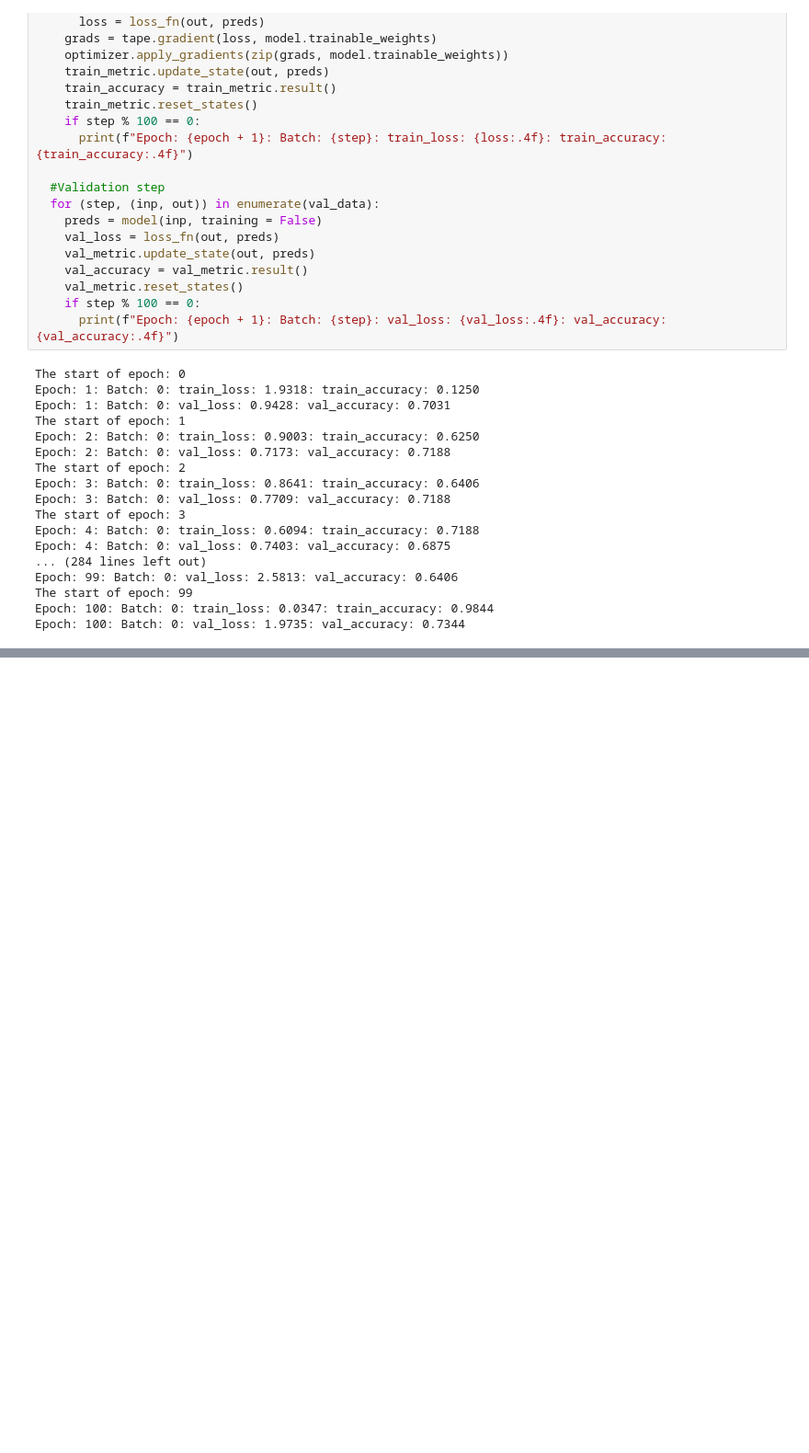
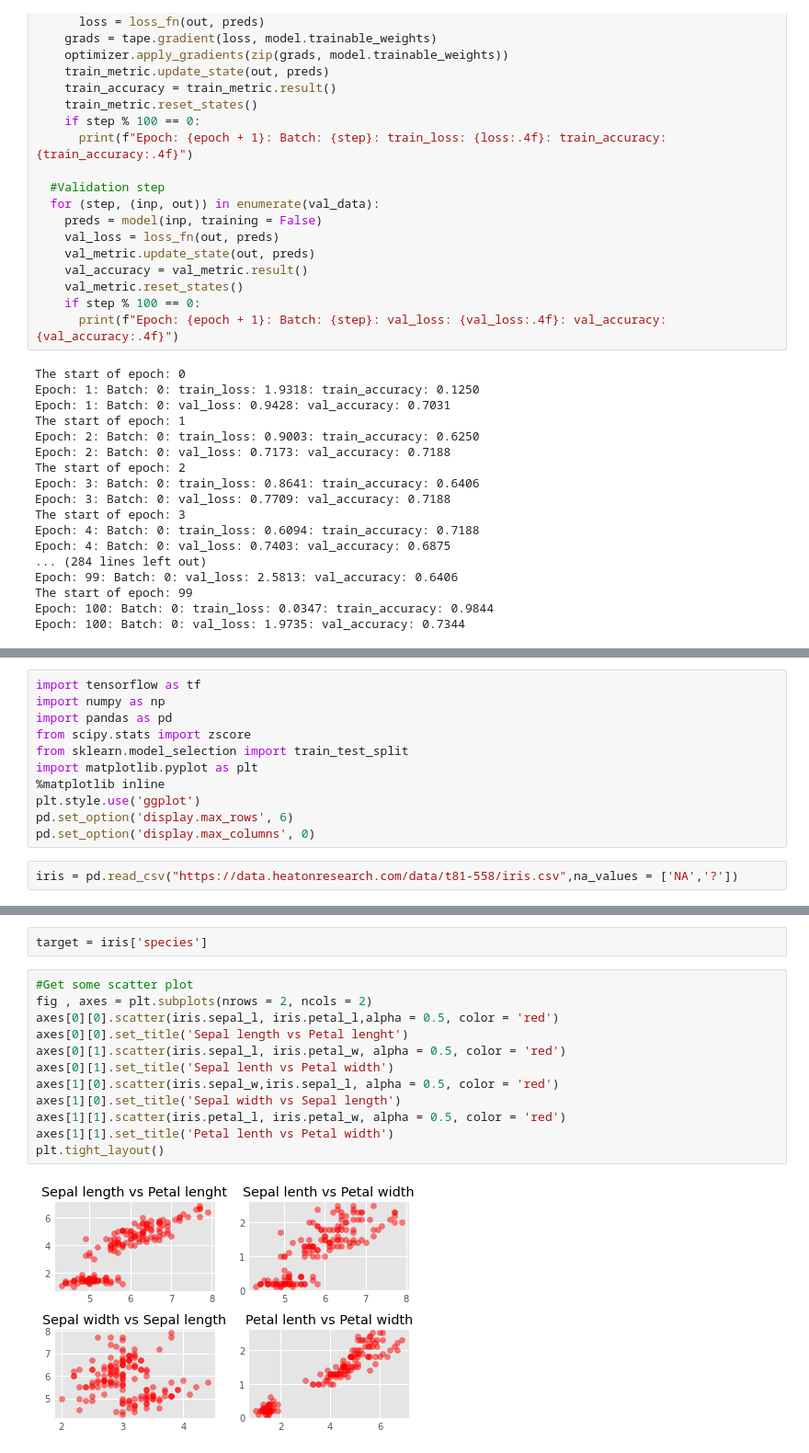
Before and after one commit to martinpius/Applied-Predictive-Modeling2, a Jupyter notebook: Sparks_Recarp.ipynb, the cells around one changed output, grey strips where cells are left out. Shown at 92% size. Cells and saved outputs as stored; diff of their text form; blank space fills up the shorter version.

```diff
--- a/Sparks_Recarp.ipynb
+++ b/Sparks_Recarp.ipynb
@@ -998,0 +1333,13 @@ Epoch: 100: Batch: 0: val_loss: 1.9735: val_accuracy: 0.7344
+# %%
+import tensorflow as tf
+import numpy as np
+import pandas as pd
+from scipy.stats import zscore
+from sklearn.model_selection import train_test_split
+import matplotlib.pyplot as plt
+%matplotlib inline
+plt.style.use('ggplot')
+pd.set_option('display.max_rows', 6)
+pd.set_option('display.max_columns', 0)
+# %%
+iris = pd.read_csv("https://data.heatonresearch.com/data/t81-558/iris.csv",na_values = ['NA','?'])
@@ -998,0 +1364,16 @@ Epoch: 100: Batch: 0: val_loss: 1.9735: val_accuracy: 0.7344
+# %%
+target = iris['species']
+# %%
+#Get some scatter plot
+fig , axes = plt.subplots(nrows = 2, ncols = 2)
+axes[0][0].scatter(iris.sepal_l, iris.petal_l,alpha = 0.5, color = 'red')
+axes[0][0].set_title('Sepal length vs Petal lenght')
+axes[0][1].scatter(iris.sepal_l, iris.petal_w, alpha = 0.5, color = 'red')
+axes[0][1].set_title('Sepal lenth vs Petal width')
+axes[1][0].scatter(iris.sepal_w,iris.sepal_l, alpha = 0.5, color = 'red')
+axes[1][0].set_title('Sepal width vs Sepal length')
+axes[1][1].scatter(iris.petal_l, iris.petal_w, alpha = 0.5, color = 'red')
+axes[1][1].set_title('Petal lenth vs Petal width')
+plt.tight_layout()
+# %% [output]
+[figure, added]
```
Also changed, not shown: parts of 66 cells of this notebook.
